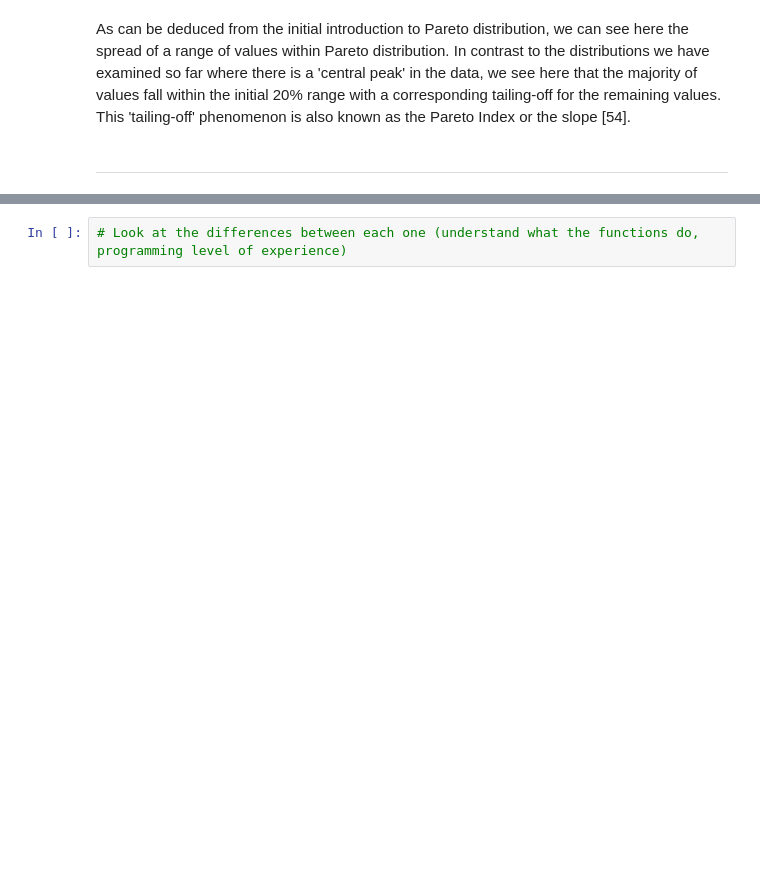
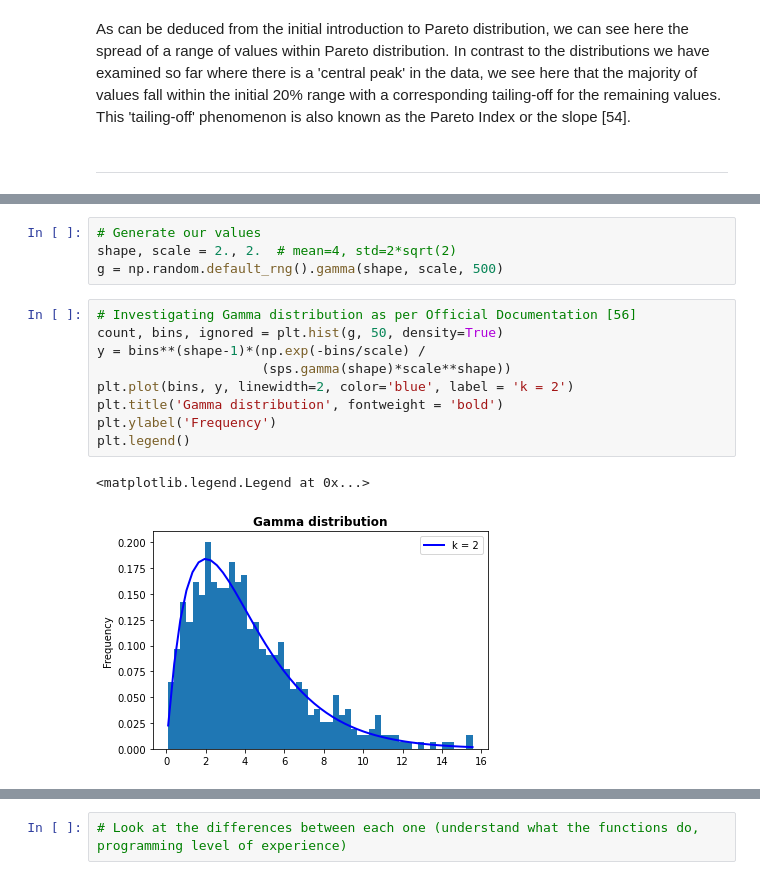
Before and after one commit to conor-mccaffrey/numpy_random, a Jupyter notebook: numpy_random.ipynb, the cells around one changed output, grey strips where cells are left out. Drawn from its saved outputs; the diff is of its cells as text; blank space fills up the shorter version.

Commit message:
finished distributions, now to proof-read

```diff
--- a/numpy_random.ipynb
+++ b/numpy_random.ipynb
@@ -581,0 +596,16 @@ As can be deduced from the initial introduction to Pareto distribution, we can s
+# %%
+# Generate our values
+shape, scale = 2., 2.  # mean=4, std=2*sqrt(2)
+g = np.random.default_rng().gamma(shape, scale, 500)
+# %%
+# Investigating Gamma distribution as per Official Documentation [56]
+count, bins, ignored = plt.hist(g, 50, density=True)
+y = bins**(shape-1)*(np.exp(-bins/scale) /
+                     (sps.gamma(shape)*scale**shape))
+plt.plot(bins, y, linewidth=2, color='blue', label = 'k = 2')
+plt.title('Gamma distribution', fontweight = 'bold')
+plt.ylabel('Frequency')
+plt.legend()
+# %% [output]
+<matplotlib.legend.Legend at 0x...>
+[figure, added]
```
Also changed, not shown: parts of 28 cells of this notebook, 2 other files.
